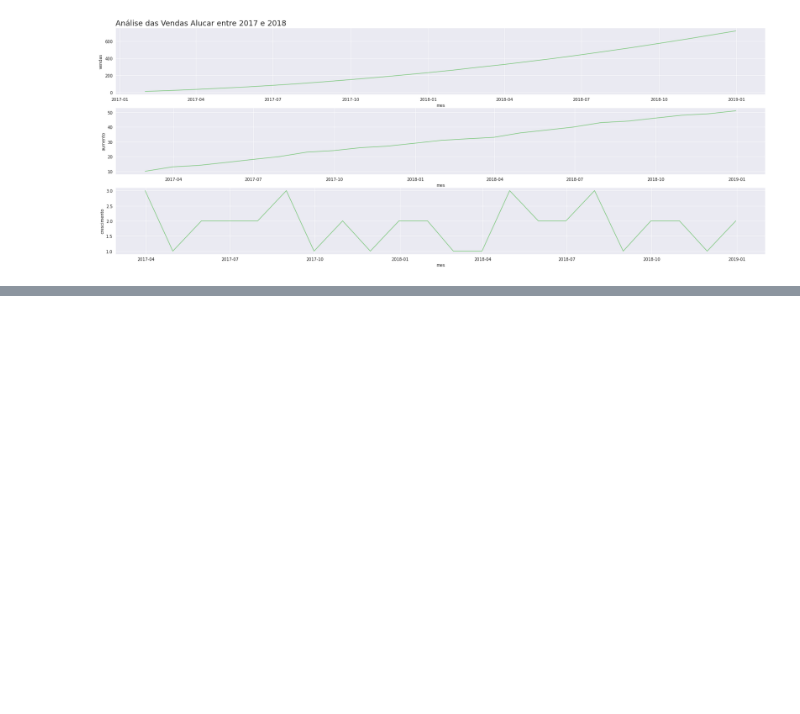
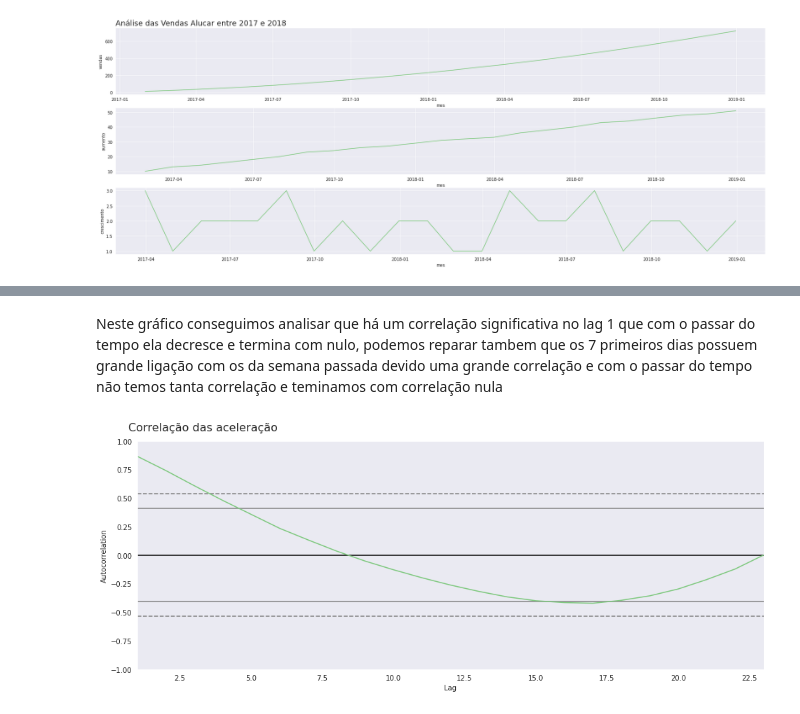
Before and after one commit to King-Bowie/TimeSeries, a Jupyter notebook: TimeSeries.ipynb, the cells around one changed output, grey strips where cells are left out. Saved outputs shown, nothing was run; the diff lists cells and outputs as text; code cells hidden in the pictures; blank space fills up the shorter version.

```diff
--- a/TimeSeries.ipynb
+++ b/TimeSeries.ipynb
@@ -139,0 +150,9 @@ plot_comparacao('mes','vendas','aumento','crescimento',alucar,'Análise das Vend
+# %% [markdown]
+Neste gráfico conseguimos analisar que há um correlação significativa no lag 1 que com o passar do tempo ela decresce e termina com nulo, podemos reparar tambem que os 7 primeiros dias possuem grande ligação com os da semana passada devido uma grande correlação e com o passar do tempo não temos tanta correlação e teminamos com correlação nula
+# %%
+ax = plt.figure(figsize=(16,6))
+ax.suptitle('Correlação das aceleração', fontsize=16,x=0.206,y=0.941)
+autocorrelation_plot(alucar['aumento'][1:])
+plt.show()
+# %% [output]
+[figure, added]
```
Also changed, not shown: parts of 4 cells of this notebook.
